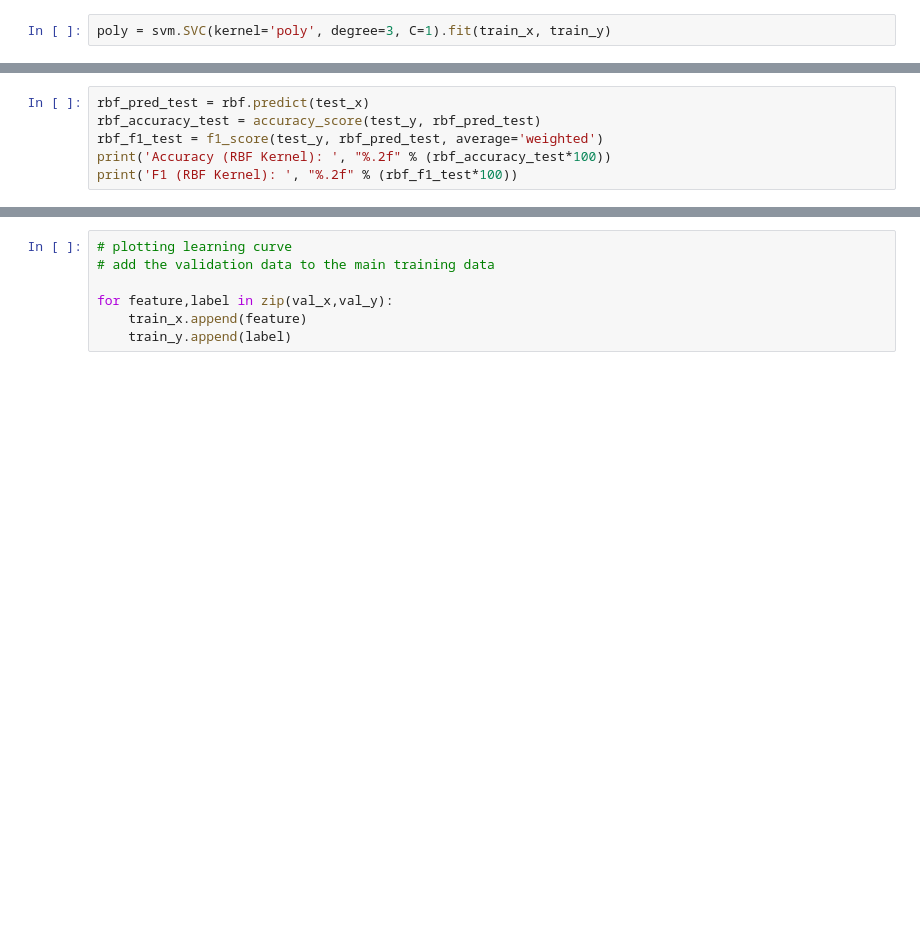
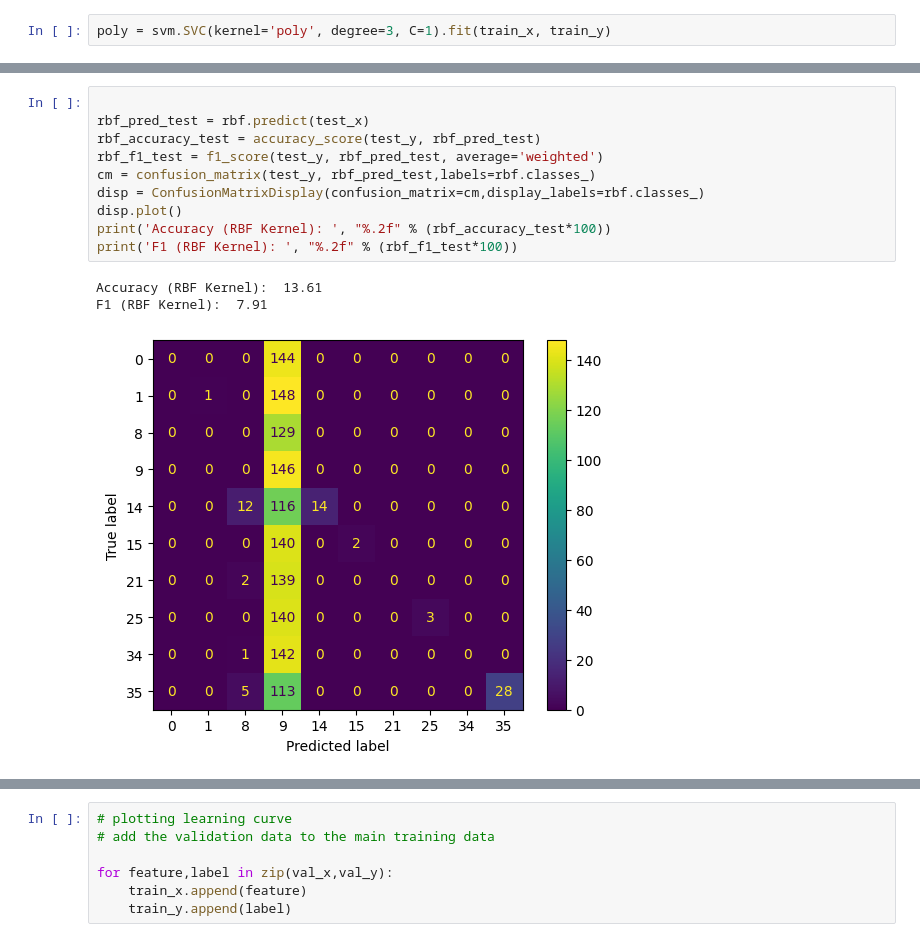
Before and after one commit to esom1010/Shoping-list, a Jupyter notebook: androidai.ipynb, the cells around one changed output, grey strips where cells are left out. Saved outputs shown, nothing was run; the diff lists cells and outputs as text; blank space fills up the shorter version.

```diff
--- a/androidai.ipynb
+++ b/androidai.ipynb
@@ -148,7 +258,15 @@ print('F1 (RBF Kernel): ', "%.2f" % (rbf_f1_val*100))
 # %%
+
 rbf_pred_test = rbf.predict(test_x)
 rbf_accuracy_test = accuracy_score(test_y, rbf_pred_test)
 rbf_f1_test = f1_score(test_y, rbf_pred_test, average='weighted')
+cm = confusion_matrix(test_y, rbf_pred_test,labels=rbf.classes_)
+disp = ConfusionMatrixDisplay(confusion_matrix=cm,display_labels=rbf.classes_)
+disp.plot()
 print('Accuracy (RBF Kernel): ', "%.2f" % (rbf_accuracy_test*100))
 print('F1 (RBF Kernel): ', "%.2f" % (rbf_f1_test*100))
+# %% [output]
+Accuracy (RBF Kernel):  13.61
+F1 (RBF Kernel):  7.91
+[figure, added]
 # %%
```
Also changed, not shown: parts of 29 cells of this notebook, 4 other files.
